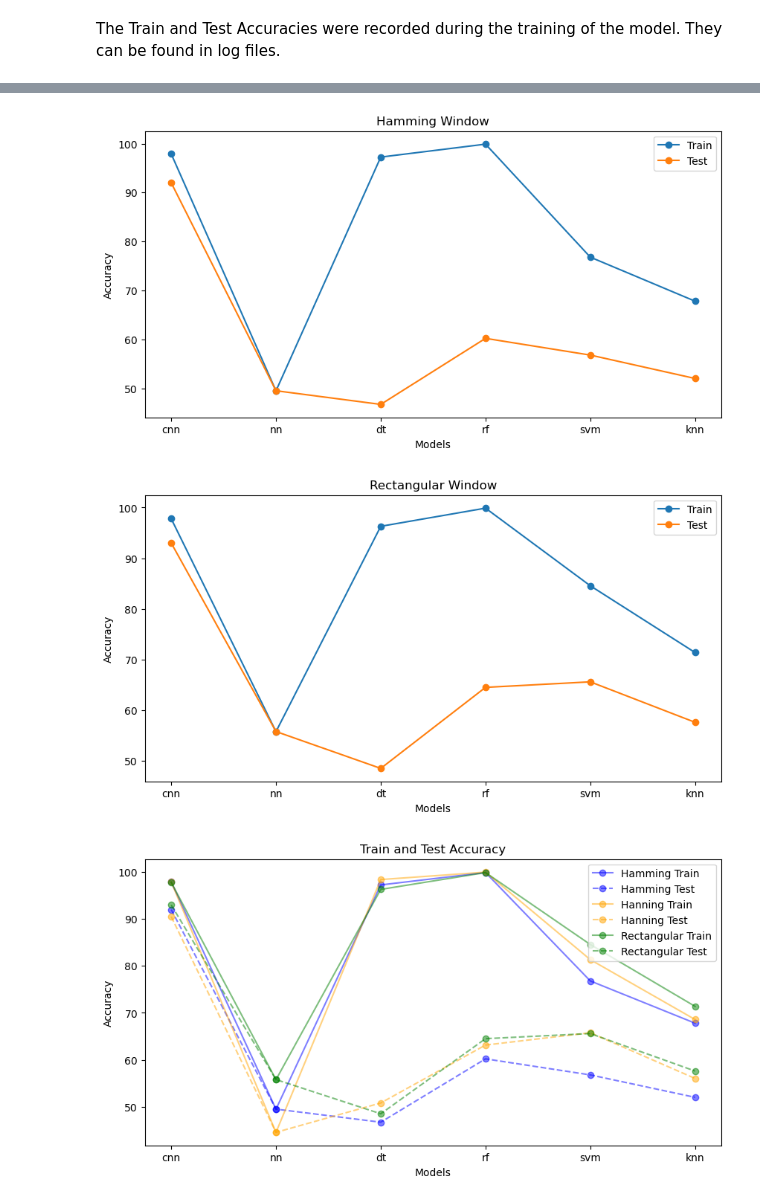
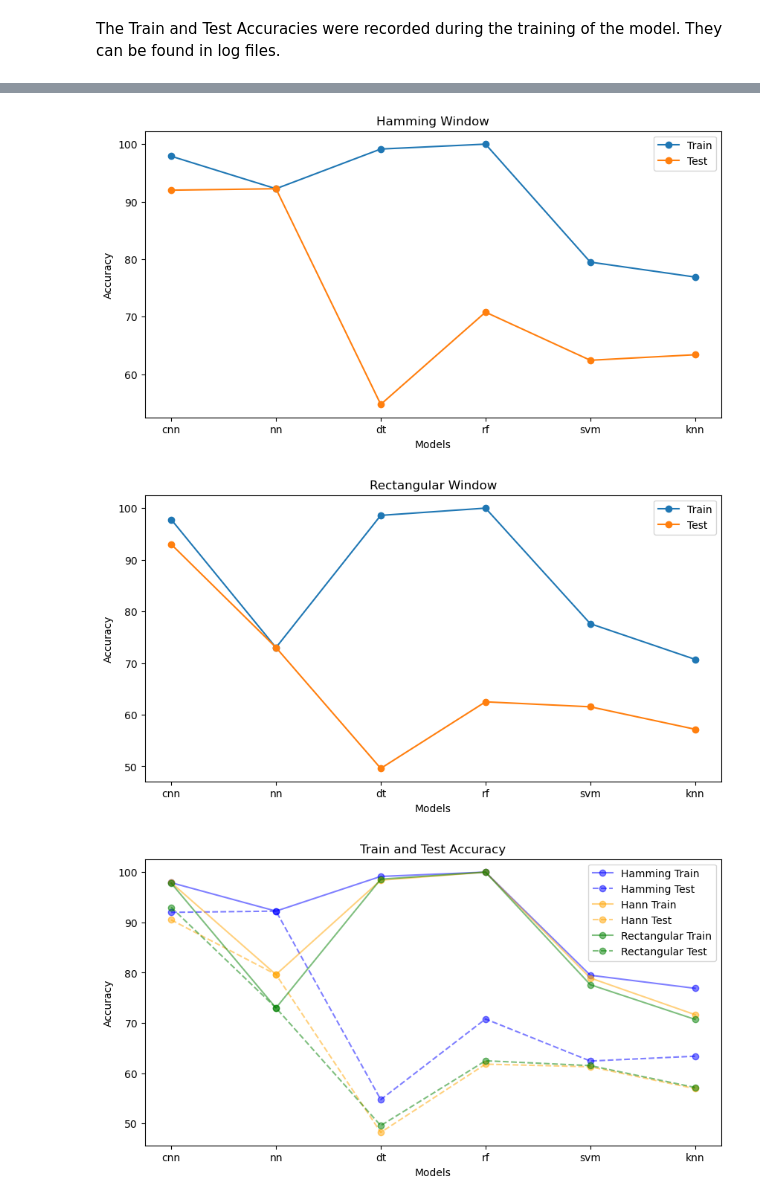
Before and after one commit to Shubh-Goyal-07/CSL7770_Assgn1, a Jupyter notebook: question2/Task_A/plots.ipynb, the cells around one changed output, grey strips where cells are left out. Saved outputs shown, nothing was run; the diff lists cells and outputs as text; code cells hidden in the pictures.

```diff
--- a/question2/Task_A/plots.ipynb
+++ b/question2/Task_A/plots.ipynb
@@ -16,3 +5,14 @@ rect_test = [93.0, 55.78, 48.5, 64.5, 65.59, 57.6]
+# %%
+models = ['cnn', 'nn', 'dt', 'rf', 'svm', 'knn']
+
+hamming_train = [97.9, 92.25, 99.15, 100.0, 79.5, 76.9]
+hamming_test = [92.0, 92.25, 54.77, 70.80, 62.44, 63.4]
+
+hann_train = [97.9, 79.64, 98.4, 100.0, 78.95, 71.66]
+hann_test = [90.5, 79.65, 48.25, 61.82, 61.3, 56.95]
+
+rect_train = [97.8, 73.00, 98.6, 100.0, 77.62, 70.72]
+rect_test = [93.0, 73.01, 49.6, 62.49, 61.53, 57.18]
 # %%
 plt.figure(figsize=(10, 5))
 plt.plot(models, hann_train, label='Train', marker='o')
@@ -34,7 +34,7 @@ plt.ylabel('Accuracy')
 plt.legend()
 plt.show()
 # %% [output]
-[figure, old version]
+[figure, new version]
 # %%
 plt.figure(figsize=(10, 5))
 plt.plot(models, rect_train, label='Train', marker='o')
@@ -45,19 +45,19 @@ plt.ylabel('Accuracy')
 plt.legend()
 plt.show()
 # %% [output]
-[figure, old version]
+[figure, new version]
 # %%
 plt.figure(figsize=(10, 5))
 plt.plot(models, hamming_train, label='Hamming Train', color='blue', marker='o', alpha=0.5)
 plt.plot(models, hamming_test, label='Hamming Test', linestyle='--', color='blue', marker='o', alpha=0.5)
-plt.plot(models, hann_train, label='Hanning Train', color='orange', marker='o', alpha=0.5)
-plt.plot(models, hann_test, label='Hanning Test', linestyle='--', color='orange', marker='o', alpha=0.5)
+plt.plot(models, hann_train, label='Hann Train', color='orange', marker='o', alpha=0.5)
+plt.plot(models, hann_test, label='Hann Test', linestyle='--', color='orange', marker='o', alpha=0.5)
 plt.plot(models, rect_train, label='Rectangular Train', color='green', marker='o', alpha=0.5)
 plt.plot(models, rect_test, label='Rectangular Test', linestyle='--', color='green', marker='o', alpha=0.5)
 plt.title('Train and Test Accuracy')
 plt.xlabel('Models')
 plt.ylabel('Accuracy')
 plt.legend()
 plt.show()
 # %% [output]
-[figure, old version]
+[figure, new version]
```
Also changed, not shown: parts of 2 cells of this notebook, 41 other files.
